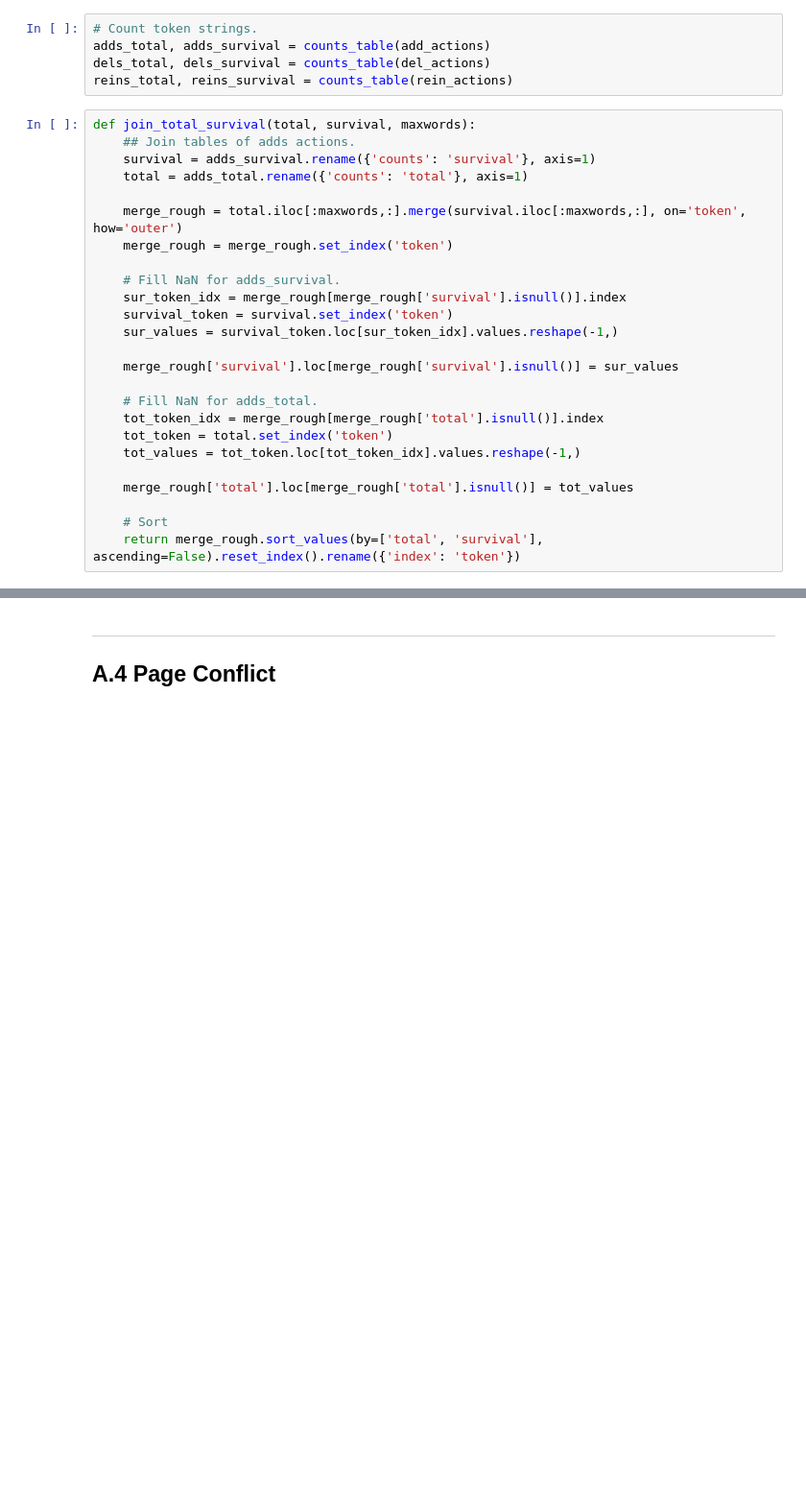
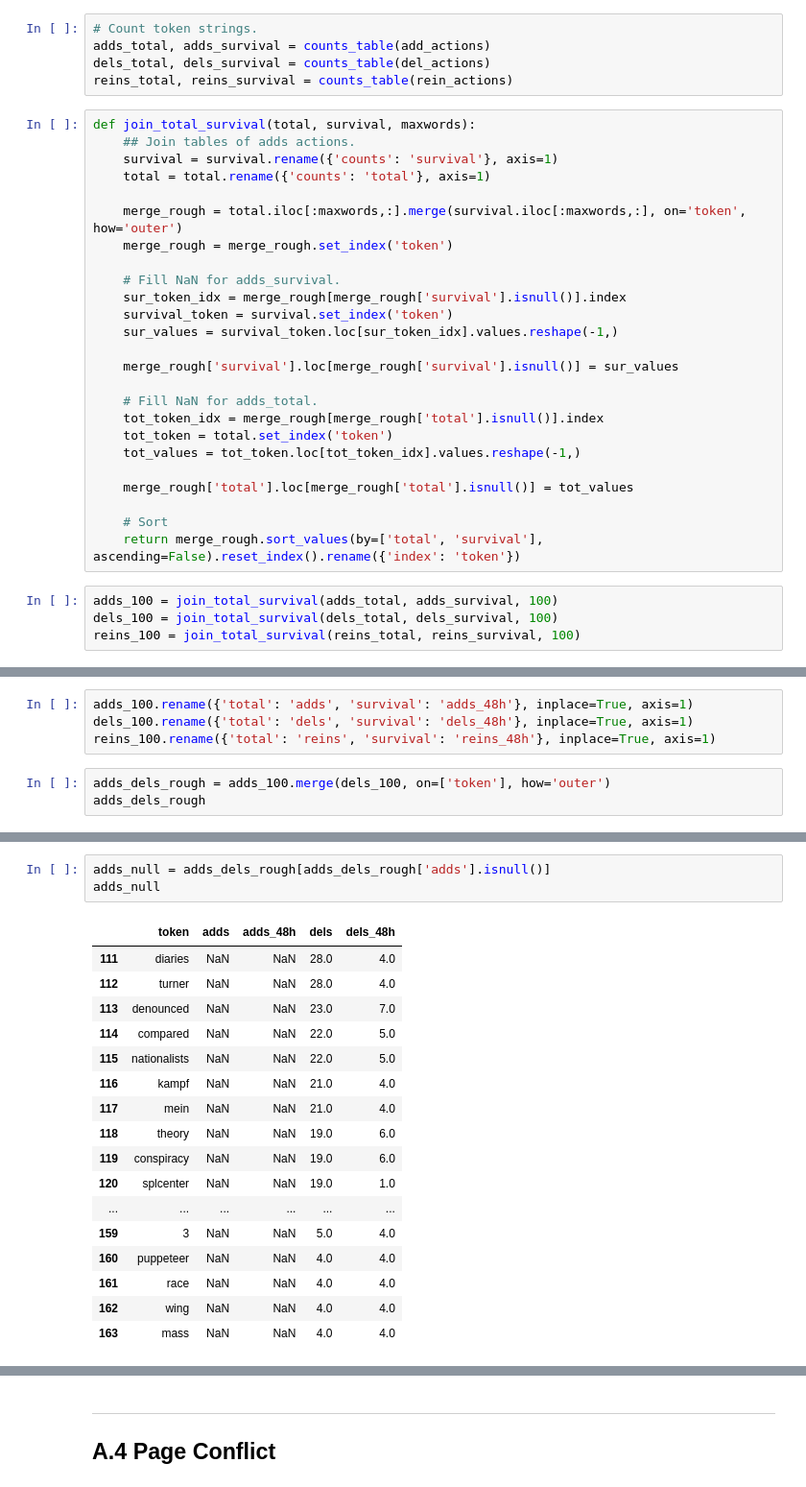
Before and after one commit to lzl257/gesis_wikiwho, a Jupyter notebook: 2. Using WikiWho to analyze a page.ipynb, the cells around one changed output, grey strips where cells are left out. Shown at 96% size. Cells and saved outputs as stored; diff of their text form; blank space fills up the shorter version.

Commit message:
Final merge in progress.

```diff
--- a/2. Using WikiWho to analyze a page.ipynb
+++ b/2. Using WikiWho to analyze a page.ipynb
@@ -629,8 +628,8 @@ reins_total, reins_survival = counts_table(rein_actions)
 # %%
 def join_total_survival(total, survival, maxwords):
     ## Join tables of adds actions.
-    survival = adds_survival.rename({'counts': 'survival'}, axis=1)
-    total = adds_total.rename({'counts': 'total'}, axis=1)
+    survival = survival.rename({'counts': 'survival'}, axis=1)
+    total = total.rename({'counts': 'total'}, axis=1)
 
     merge_rough = total.iloc[:maxwords,:].merge(survival.iloc[:maxwords,:], on='token', how='outer')
     merge_rough = merge_rough.set_index('token')
@@ -651,3 +650,7 @@ def join_total_survival(total, survival, maxwords):
 
     # Sort
     return merge_rough.sort_values(by=['total', 'survival'], ascending=False).reset_index().rename({'index': 'token'})
+# %%
+adds_100 = join_total_survival(adds_total, adds_survival, 100)
+dels_100 = join_total_survival(dels_total, dels_survival, 100)
+reins_100 = join_total_survival(reins_total, reins_survival, 100)
@@ -653,0 +663,7 @@ def join_total_survival(total, survival, maxwords):
+# %%
+adds_100.rename({'total': 'adds', 'survival': 'adds_48h'}, inplace=True, axis=1)
+dels_100.rename({'total': 'dels', 'survival': 'dels_48h'}, inplace=True, axis=1)
+reins_100.rename({'total': 'reins', 'survival': 'reins_48h'}, inplace=True, axis=1)
+# %%
+adds_dels_rough = adds_100.merge(dels_100, on=['token'], how='outer')
+adds_dels_rough
@@ -653,0 +684,21 @@ def join_total_survival(total, survival, maxwords):
+# %%
+adds_null = adds_dels_rough[adds_dels_rough['adds'].isnull()]
+adds_null
+# %% [output]
+|  | token | adds | adds_48h | dels | dels_48h |
+| 111 | diaries | NaN | NaN | 28.0 | 4.0 |
+| 112 | turner | NaN | NaN | 28.0 | 4.0 |
+| 113 | denounced | NaN | NaN | 23.0 | 7.0 |
+| 114 | compared | NaN | NaN | 22.0 | 5.0 |
+| 115 | nationalists | NaN | NaN | 22.0 | 5.0 |
+| 116 | kampf | NaN | NaN | 21.0 | 4.0 |
+| 117 | mein | NaN | NaN | 21.0 | 4.0 |
+| 118 | theory | NaN | NaN | 19.0 | 6.0 |
+| 119 | conspiracy | NaN | NaN | 19.0 | 6.0 |
+| 120 | splcenter | NaN | NaN | 19.0 | 1.0 |
+| ... | ... | ... | ... | ... | ... |
+| 159 | 3 | NaN | NaN | 5.0 | 4.0 |
+| 160 | puppeteer | NaN | NaN | 4.0 | 4.0 |
+| 161 | race | NaN | NaN | 4.0 | 4.0 |
+| 162 | wing | NaN | NaN | 4.0 | 4.0 |
+| 163 | mass | NaN | NaN | 4.0 | 4.0 |
```
Also changed, not shown: parts of 5 cells of this notebook.
